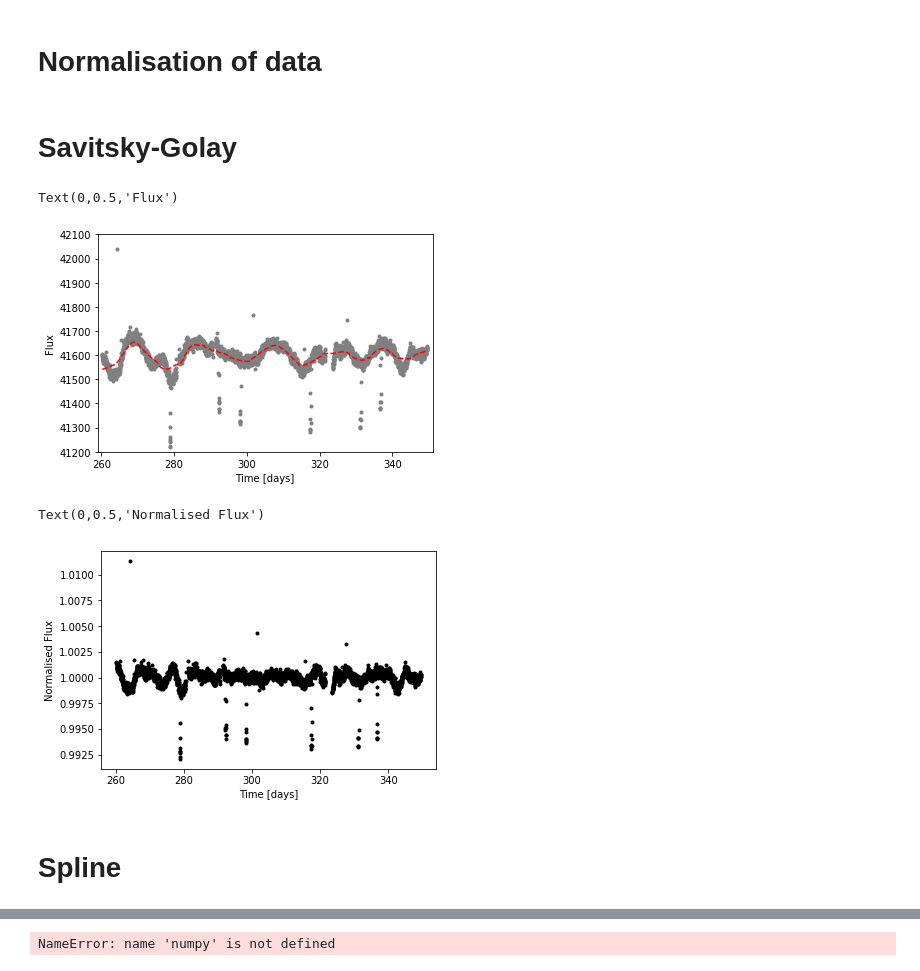
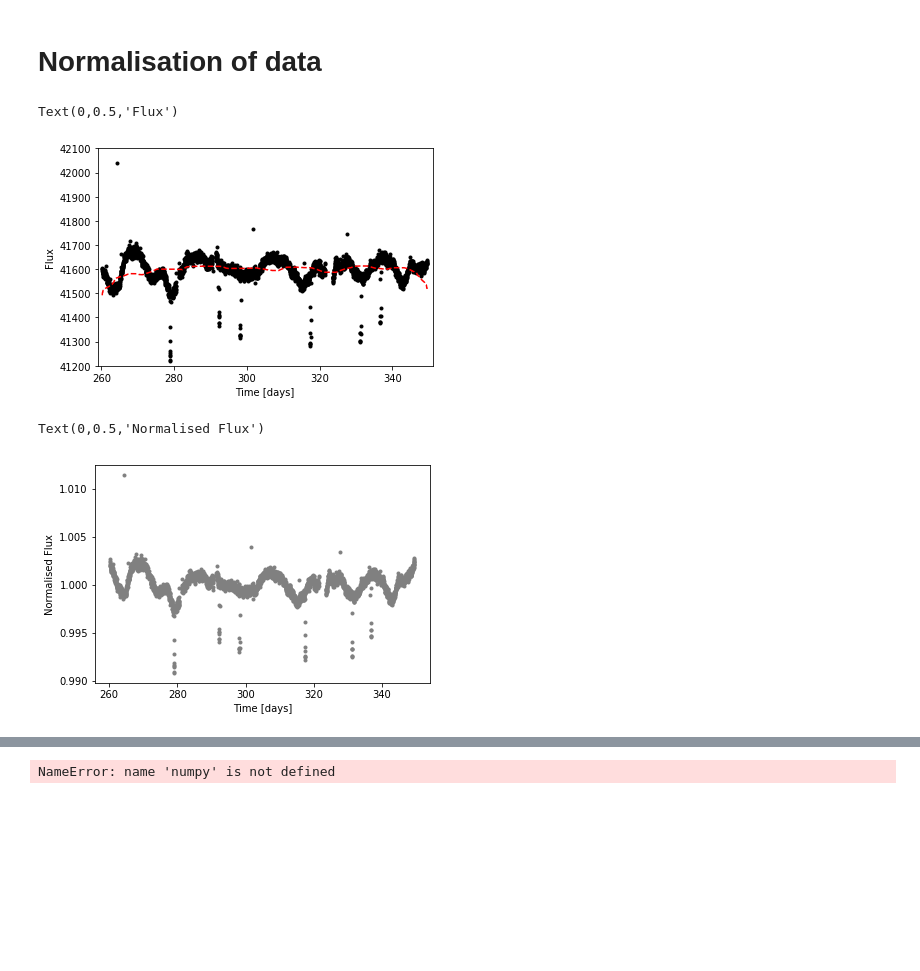
Before and after one commit to nathanmeagher/PH30116, a Jupyter notebook: COURSEWORK.ipynb, the cells around one changed output, grey strips where cells are left out. Cells and saved outputs as stored; diff of their text form; code cells hidden in the pictures; blank space fills up the shorter version.

```diff
--- a/COURSEWORK.ipynb
+++ b/COURSEWORK.ipynb
@@ -400,36 +409,25 @@ nonan = ~np.isnan(f)
 t = t[nonan]
 f = f[nonan]
 e = e[nonan]
-# %% [markdown]
-# Savitsky-Golay
 # %%
-#Savitsky_Golay filter, fitting a polynomial to the data
+#kernel_size is the size of the window over which the median is calculated
 
-#window_length is the size of the gap over which the function is interpolated
+testfil = medfilt(f, kernel_size=891) #talk about why i chose median filter and the kernel size
 
-interp_savgol = savgol_filter(f, window_length =301, polyorder=1)
-
-#windowlength is the length of the window over which the polynomial will be fit
-#polyorder is the order of the polynimial to be fit
-
-pylab.plot(t, f, ls='None', marker='.', c='black', label='Data')
-pylab.plot(t, interp_savgol, ls='--', c='r', label='Savitzky Golay w=301,o=1')
+pylab.plot(t, f, c='k', ls='None', marker='.', label='Data')
+pylab.plot(t, testfil, ls='--', c='r', label='Median Filter')
 pylab.xlim(259, 351)
 pylab.ylim(41200, 42100)
 pylab.xlabel('Time [days]')
 pylab.ylabel('Flux')
 # %% [output]
 Text(0,0.5,'Flux')
-[figure, old version]
+[figure, new version]
 # %%
-#plotting normalised Savitzky_Golay
-
-pylab.plot(t, f/interp_savgol, ls='None', marker='.', c='grey', label='Data normalised with Savitzky-Golay')
-
+#plotting normalised median
+pylab.plot(t, f/testfil, ls='None', marker='.', c='grey', label='Data')
 pylab.xlabel('Time [days]')
 pylab.ylabel('Normalised Flux')
 # %% [output]
 Text(0,0.5,'Normalised Flux')
-[figure, old version]
+[figure, new version]
-# %% [markdown]
-# Spline
```
Also changed, not shown: parts of 10 cells of this notebook, 3 other files.
